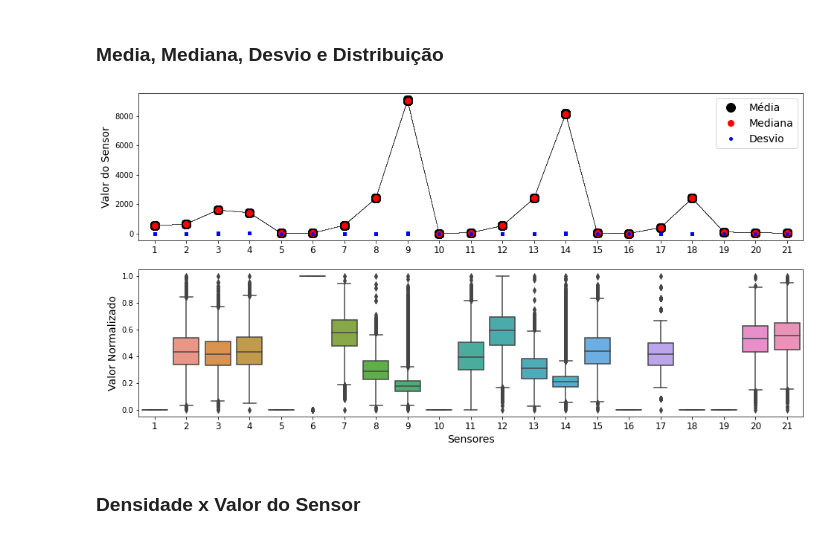
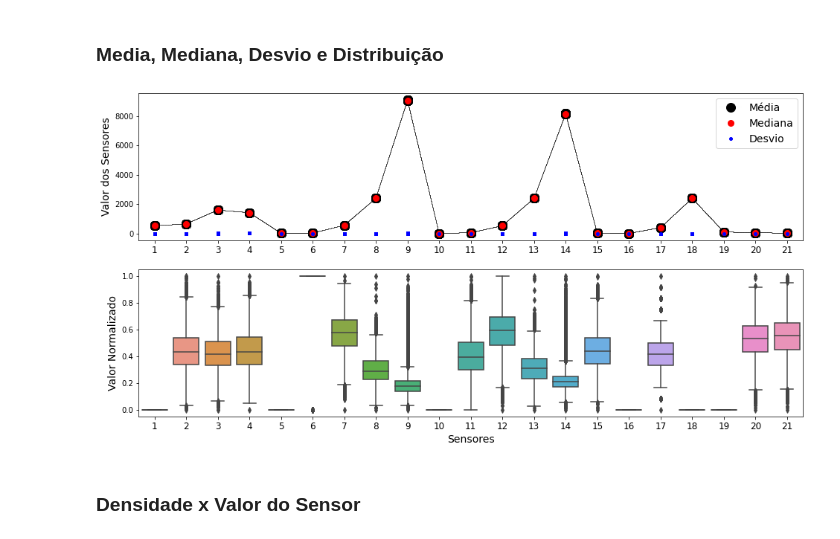
Before and after one commit to lucas-fpaiva/estatistica_pes, a Jupyter notebook: exploratory-m1.ipynb, the cells around one changed output. Drawn from its saved outputs; the diff is of its cells as text; code cells hidden in the pictures.

```diff
--- a/exploratory-m1.ipynb
+++ b/exploratory-m1.ipynb
@@ -139,23 +139,23 @@ See the caveats in the documentation: https://pandas.pydata.org/pandas-docs/stab
 # %%
 fig, axes = plt.subplots(2, 1,figsize = (16,8));
 for i in range(1,101):
     axes[0].plot(train_data[train_data.id==i][train_data.columns[1:-1].to_list()].mean(), "-ok", linewidth= 0.01, markersize=12);
     axes[0].plot(train_data[train_data.id==i][train_data.columns[1:-1].to_list()].median(), "or", linewidth= 0.05, markersize=8);
     axes[0].plot(train_data[train_data.id==i][train_data.columns[1:-1].to_list()].std(), "ob", linewidth=3, markersize=4);
 
 axes[0].legend(["Média", "Mediana", "Desvio"], loc="upper right", fontsize=14);
 axes[0].set_xticklabels(labels = range(1,22), fontsize = 12);
 axes[0].set_xlim(-0.5,20.5);
 # axes[0].set_ylim(-0.5,10);
-axes[0].set_ylabel("Valor do Sensor", fontsize=14);
+axes[0].set_ylabel("Valor dos Sensores", fontsize=14);
 
 sns.boxplot(ax = axes[1], x = "sensor", y = "sensor_value", data = new_data);
 axes[1].set_xlim(-0.5,20.5);
 axes[1].set_xlabel("Sensores", fontsize=14);
 axes[1].set_ylabel("Valor Normalizado", fontsize=14);
 axes[1].set_xticklabels(labels = range(1,22), fontsize = 12);
 # %% [output]
-[figure, old version]
+[figure, new version]
 # %% [markdown]
 ### Densidade x Valor do Sensor
 # %%
```
Also changed, not shown: parts of 9 cells of this notebook.
